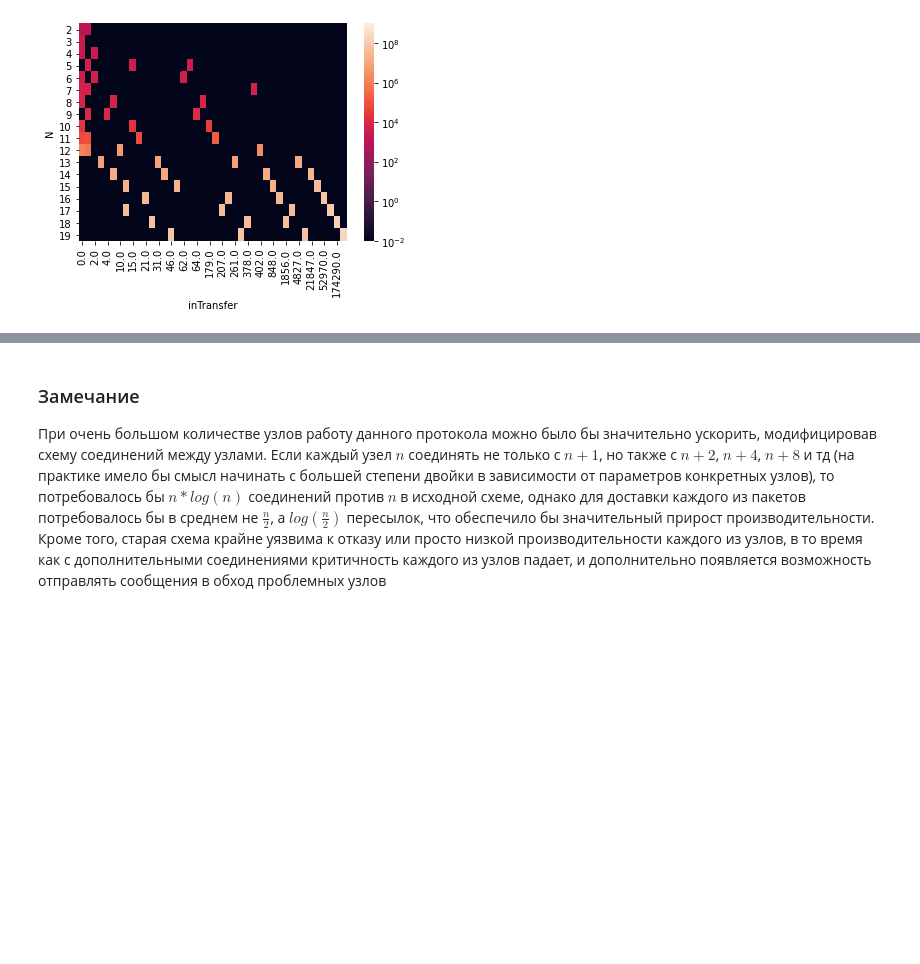
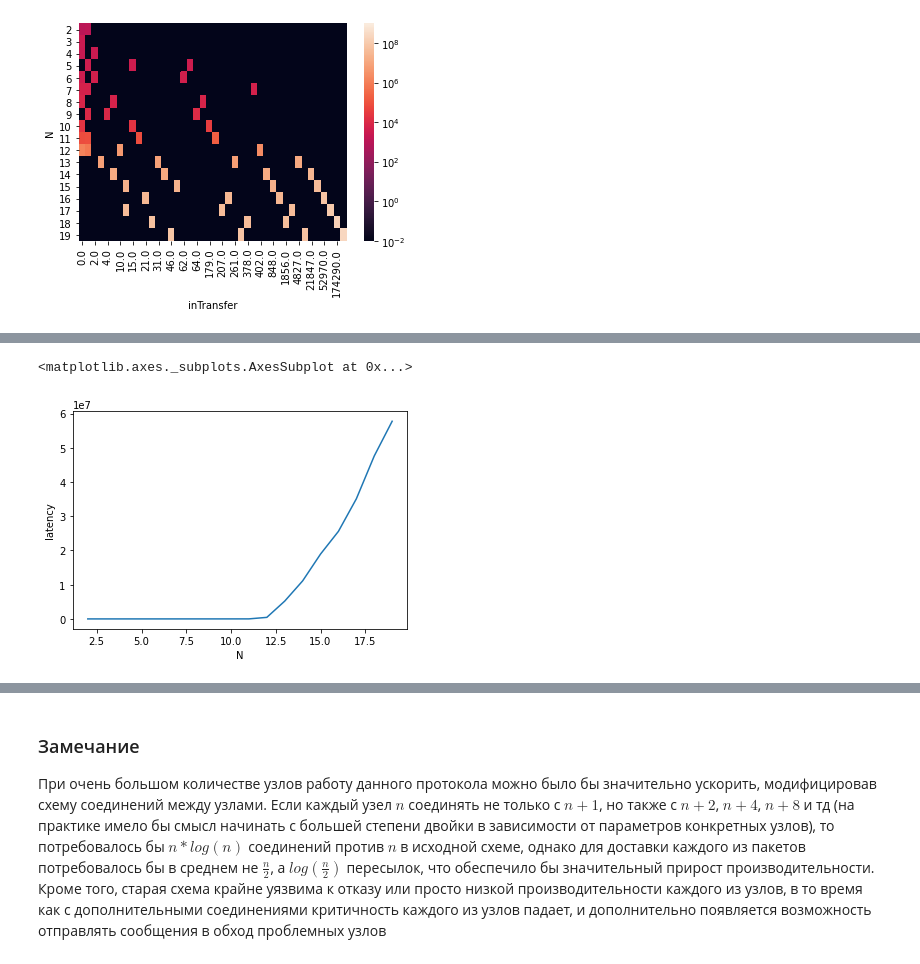
Before and after one commit to iistarostin/cuncurrency2020, a Jupyter notebook: concurrency_lab3.ipynb, the cells around one changed output, grey strips where cells are left out. Drawn from its saved outputs; the diff is of its cells as text; code cells hidden in the pictures; blank space fills up the shorter version.

```diff
--- a/concurrency_lab3.ipynb
+++ b/concurrency_lab3.ipynb
@@ -131,0 +142,5 @@ sb.heatmap(df, norm=LogNorm(vmin=0.01, vmax=1e9), vmin=0.01, vmax=1e9)
+# %%
+sb.lineplot(data=data[['N', 'latency']], x='N', y='latency', sort=True, ci=None)
+# %% [output]
+<matplotlib.axes._subplots.AxesSubplot at 0x...>
+[figure, added]
```
Also changed, not shown: parts of 10 cells of this notebook.
